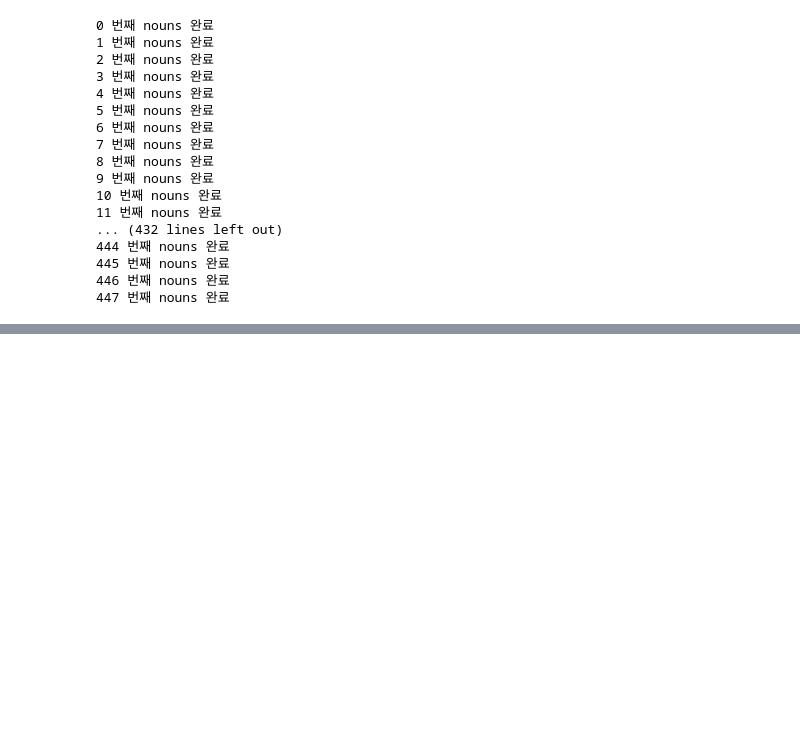
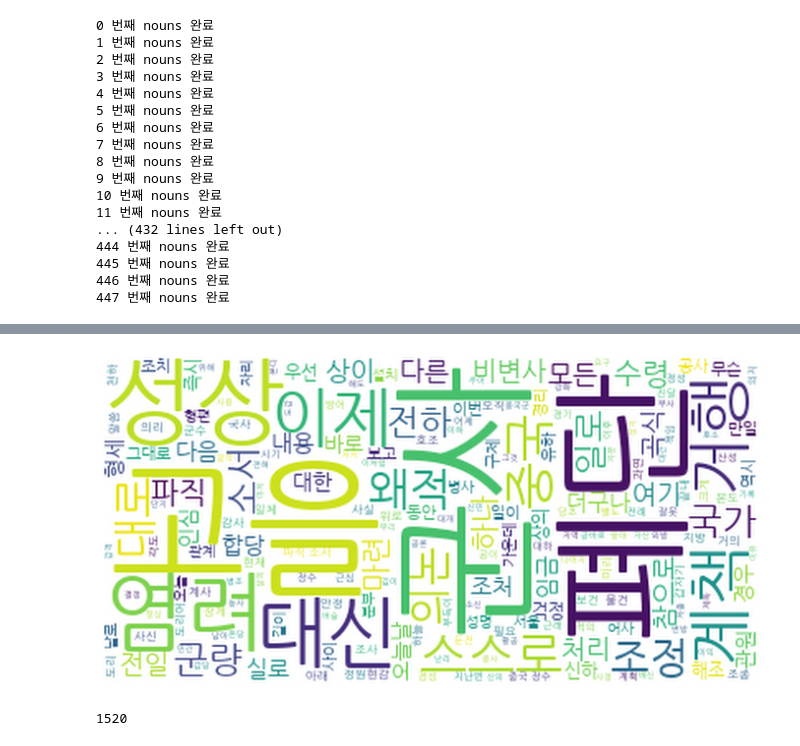
Before and after one commit to heewonp/Joseon_Dynasty, a Jupyter notebook: noh/14대 선조(1567년)선조수정(1567년~)/선조.ipynb, the cells around one changed output, grey strips where cells are left out. Drawn from its saved outputs; the diff is of its cells as text; code cells hidden in the pictures; blank space fills up the shorter version.

```diff
--- a/noh/14대 선조(1567년)선조수정(1567년~)/선조.ipynb
+++ b/noh/14대 선조(1567년)선조수정(1567년~)/선조.ipynb
@@ -129,0 +232,9 @@ pyLDAvis.display(vis)
+# %%
+noun =[]
+adj =[]
+for t,p in kingn:
+    if p == 'Noun':
+        noun.append(t)
+    elif p == 'Adjective':
+        adj.append(t)
+len(noun),len(adj)
@@ -129,0 +243,9 @@ pyLDAvis.display(vis)
+# %%
+from collections import Counter
+dictn ={}
+for i in noun:
+    if i not in dictn:
+        dictn[i] = 1
+    else:
+        dictn[i] += 1
+Counter(dictn).most_common()
@@ -129,0 +270,41 @@ pyLDAvis.display(vis)
+# %%
+stopword = ["데","매우","더욱","또",'것','그','이','일','수','모두',
+            '하니','때문','비록','대해','하라','어찌','우리','가지',
+            '지금','반드시','다시','또한','수가','만약','감히','여러','먼저',
+            '서로','여러','인하여','이러한','없던','있는','어찌',
+            '년','월','일','실록','오히려','번째기사','하라',
+           '입니다','있으셔야','입니다하니','마땅히','없습니다',
+           '같았습니다','마땅히','오니','뿐이겠습니까','있으니',
+            '바야흐로','이르렀기','있으면서','같습니다','실록','반드시',
+           '있어','우리','있었던','같습니다','더하여','아름다','있었는데',
+           '있겠는가','하소','있을','윤허','전교','성상','사이','스스로','오늘날','일이','임금','말씀','소서','해조','다만','여기','다음','하나','대로','신들','참으로','실로','이제'
+           ]
+# %%
+nounstop =[]
+for i in noun:
+    if i not in stopword:
+        nounstop.append(i)
+# %%
+from wordcloud import WordCloud
+import matplotlib.pyplot as plt
+
+wordcloud = WordCloud(font_path='font/NanumGothic.ttf',stopwords=['다만','자가','조금','허락','백성','윤허','전교','사람','신들','생각','나라','시행','마음'], background_color='white').generate(' '.join(nounstop))
+plt.figure(figsize=(12,12)) #이미지 사이즈 지정
+plt.imshow(wordcloud, interpolation='lanczos') #이미지의 부드럽기 정도
+plt.axis('off') #x y 축 숫자 제거
+plt.show()
+# %% [output]
+[figure, added]
+# %%
+ldaking =[]
+for i in kings:
+    nn = tw.nouns(i)
+    l=[]
+    for j in nn:
+        if j not in stopword:
+            if len(j) > 1:
+                l.append(j)
+    ldaking.append(l)
+len(ldaking)
+# %% [output]
+1520
```
Also changed, not shown: parts of 38 cells of this notebook, 1 other file.
